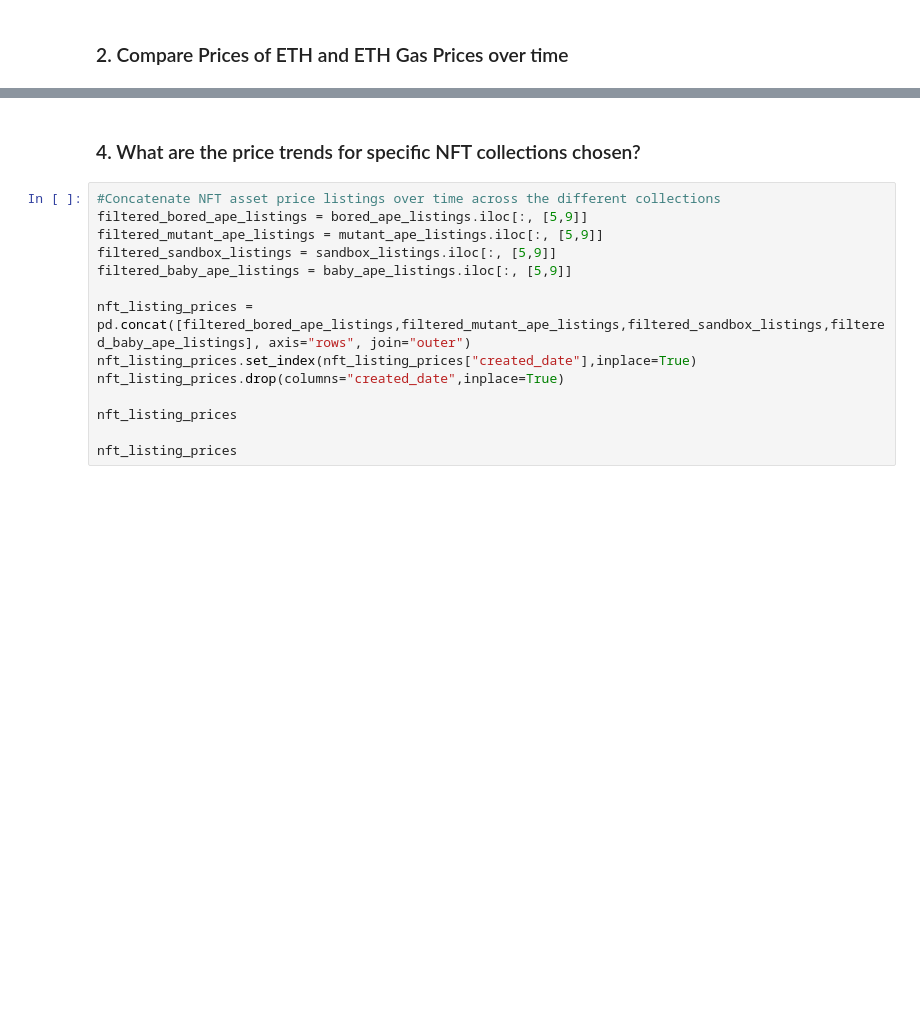
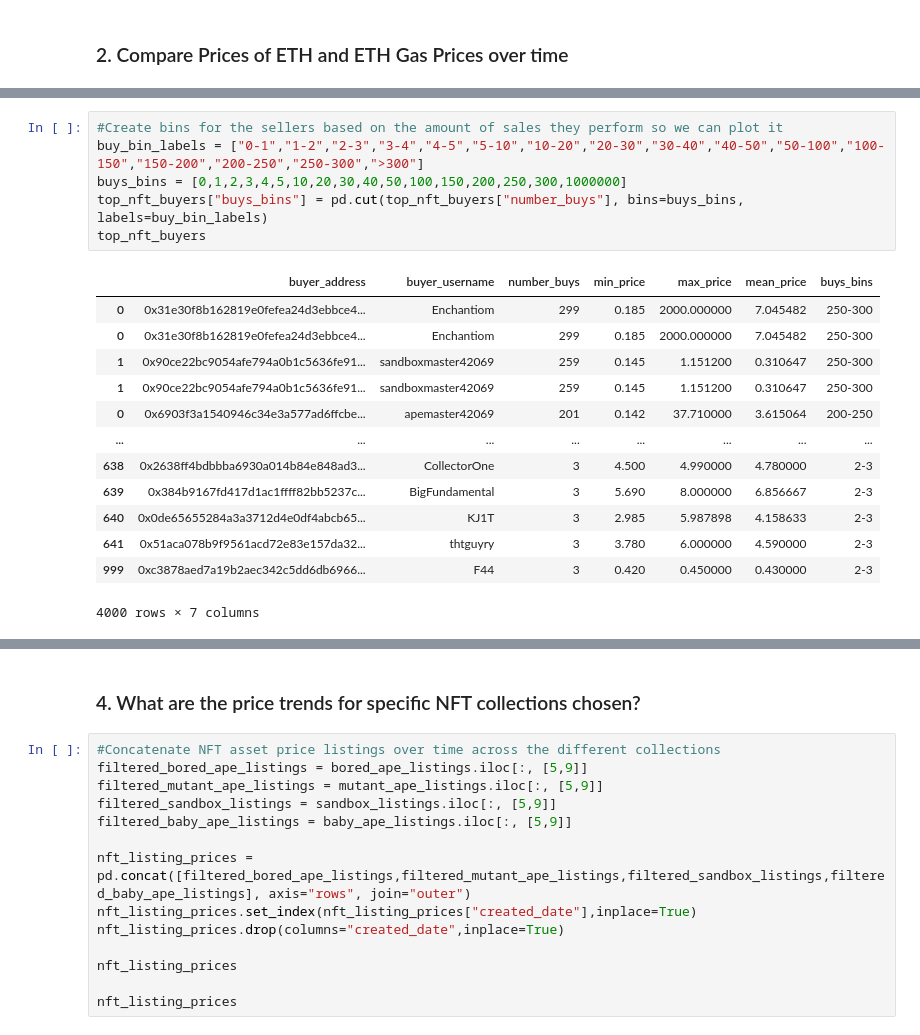
Before and after one commit to bradkaley/NFT_Market_Analysis, a Jupyter notebook: Part_2_Data_Collection_Analysis.ipynb, the cells around one changed output, grey strips where cells are left out. Drawn from its saved outputs; the diff is of its cells as text; blank space fills up the shorter version.

```diff
--- a/Part_2_Data_Collection_Analysis.ipynb
+++ b/Part_2_Data_Collection_Analysis.ipynb
@@ -450,0 +511,20 @@ To answer, look at OpenSea transaction data and clean the data to have the datas
+# %%
+#Create bins for the sellers based on the amount of sales they perform so we can plot it
+buy_bin_labels = ["0-1","1-2","2-3","3-4","4-5","5-10","10-20","20-30","30-40","40-50","50-100","100-150","150-200","200-250","250-300",">300"]
+buys_bins = [0,1,2,3,4,5,10,20,30,40,50,100,150,200,250,300,1000000]
+top_nft_buyers["buys_bins"] = pd.cut(top_nft_buyers["number_buys"], bins=buys_bins, labels=buy_bin_labels)
+top_nft_buyers
+# %% [output]
+|  | buyer_address | buyer_username | number_buys | min_price | max_price | mean_price | buys_bins |
+| 0 | 0x31e30f8b162819e0fefea24d3ebbce4... | Enchantiom | 299 | 0.185 | 2000.000000 | 7.045482 | 250-300 |
+| 0 | 0x31e30f8b162819e0fefea24d3ebbce4... | Enchantiom | 299 | 0.185 | 2000.000000 | 7.045482 | 250-300 |
+| 1 | 0x90ce22bc9054afe794a0b1c5636fe91... | sandboxmaster42069 | 259 | 0.145 | 1.151200 | 0.310647 | 250-300 |
+| 1 | 0x90ce22bc9054afe794a0b1c5636fe91... | sandboxmaster42069 | 259 | 0.145 | 1.151200 | 0.310647 | 250-300 |
+| 0 | 0x6903f3a1540946c34e3a577ad6ffcbe... | apemaster42069 | 201 | 0.142 | 37.710000 | 3.615064 | 200-250 |
+| ... | ... | ... | ... | ... | ... | ... | ... |
+| 638 | 0x2638ff4bdbbba6930a014b84e848ad3... | CollectorOne | 3 | 4.500 | 4.990000 | 4.780000 | 2-3 |
+| 639 | 0x384b9167fd417d1ac1ffff82bb5237c... | BigFundamental | 3 | 5.690 | 8.000000 | 6.856667 | 2-3 |
+| 640 | 0x0de65655284a3a3712d4e0df4abcb65... | KJ1T | 3 | 2.985 | 5.987898 | 4.158633 | 2-3 |
+| 641 | 0x51aca078b9f9561acd72e83e157da32... | thtguyry | 3 | 3.780 | 6.000000 | 4.590000 | 2-3 |
+| 999 | 0xc3878aed7a19b2aec342c5dd6db6966... | F44 | 3 | 0.420 | 0.450000 | 0.430000 | 2-3 |
+4000 rows × 7 columns
```
Also changed, not shown: parts of 20 cells of this notebook, 8 other files.
